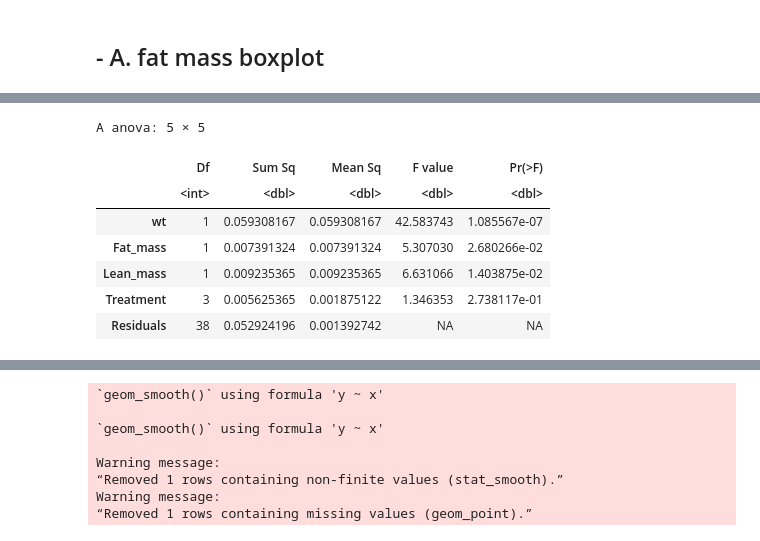
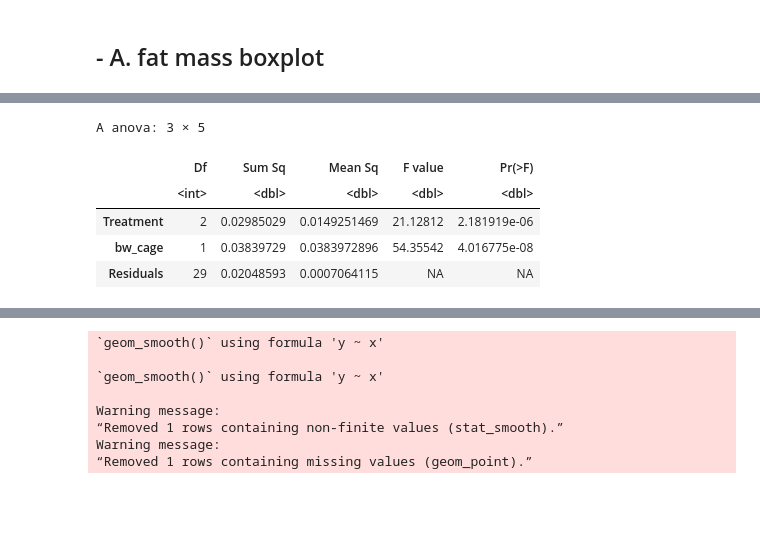
Before and after one commit to zhangyang2017/PPAR, a Jupyter notebook: manuscript/figures/figure02/figure2.ipynb, the cells around one changed output, grey strips where cells are left out. Cells and saved outputs as stored; diff of their text form; code cells hidden in the pictures; blank space fills up the shorter version.

```diff
--- a/manuscript/figures/figure02/figure2.ipynb
+++ b/manuscript/figures/figure02/figure2.ipynb
@@ -164,12 +141,10 @@ data2$Treatment
 # %%
-fit <- lm(avgEE2~wt+Fat_mass+Lean_mass+Treatment, data2)
+fit <- lm(avgEE2~Treatment+bw_cage, data3)
 anova(fit)
 # %% [output]
-A anova: 5 × 5
+A anova: 3 × 5
 |  | Df | Sum Sq | Mean Sq | F value | Pr(>F) |
 |  | <int> | <dbl> | <dbl> | <dbl> | <dbl> |
-| wt | 1 | 0.059308167 | 0.059308167 | 42.583743 | 1.085567e-07 |
-| Fat_mass | 1 | 0.007391324 | 0.007391324 | 5.307030 | 2.680266e-02 |
-| Lean_mass | 1 | 0.009235365 | 0.009235365 | 6.631066 | 1.403875e-02 |
-| Treatment | 3 | 0.005625365 | 0.001875122 | 1.346353 | 2.738117e-01 |
-| Residuals | 38 | 0.052924196 | 0.001392742 | NA | NA |
+| Treatment | 2 | 0.02985029 | 0.0149251469 | 21.12812 | 2.181919e-06 |
+| bw_cage | 1 | 0.03839729 | 0.0383972896 | 54.35542 | 4.016775e-08 |
+| Residuals | 29 | 0.02048593 | 0.0007064115 | NA | NA |
```
Also changed, not shown: parts of 19 cells of this notebook, 1 other file.
